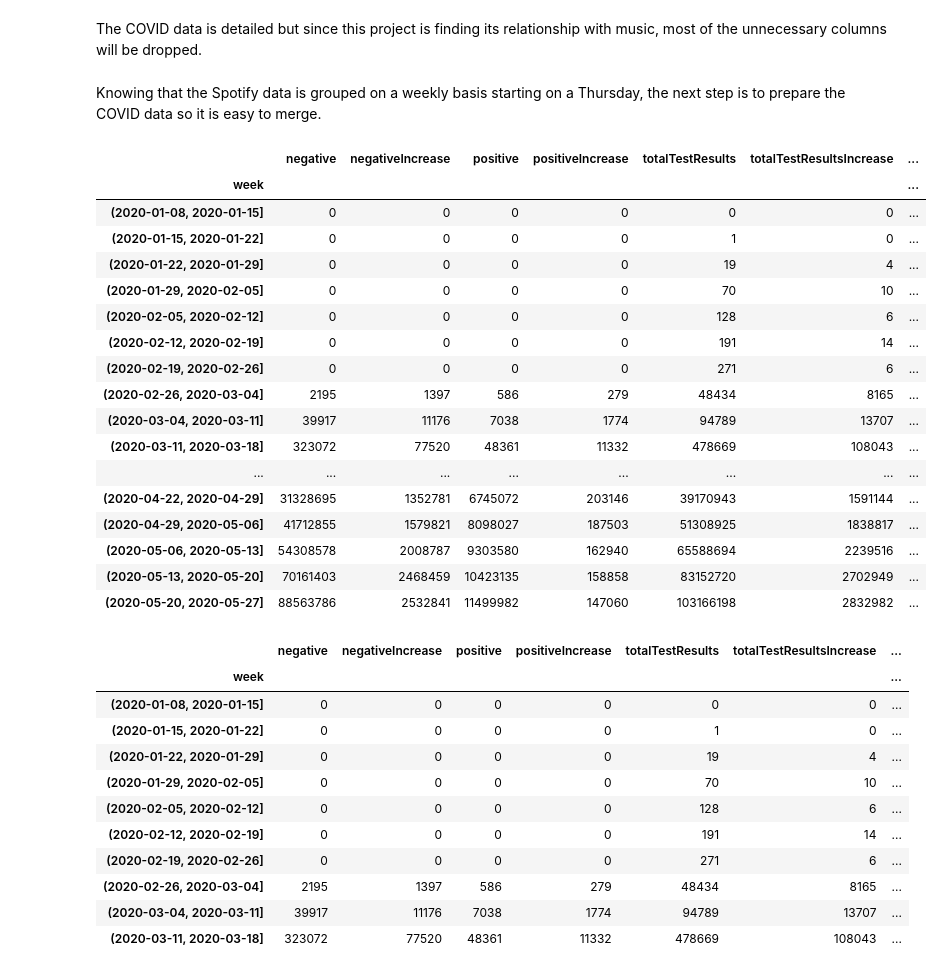
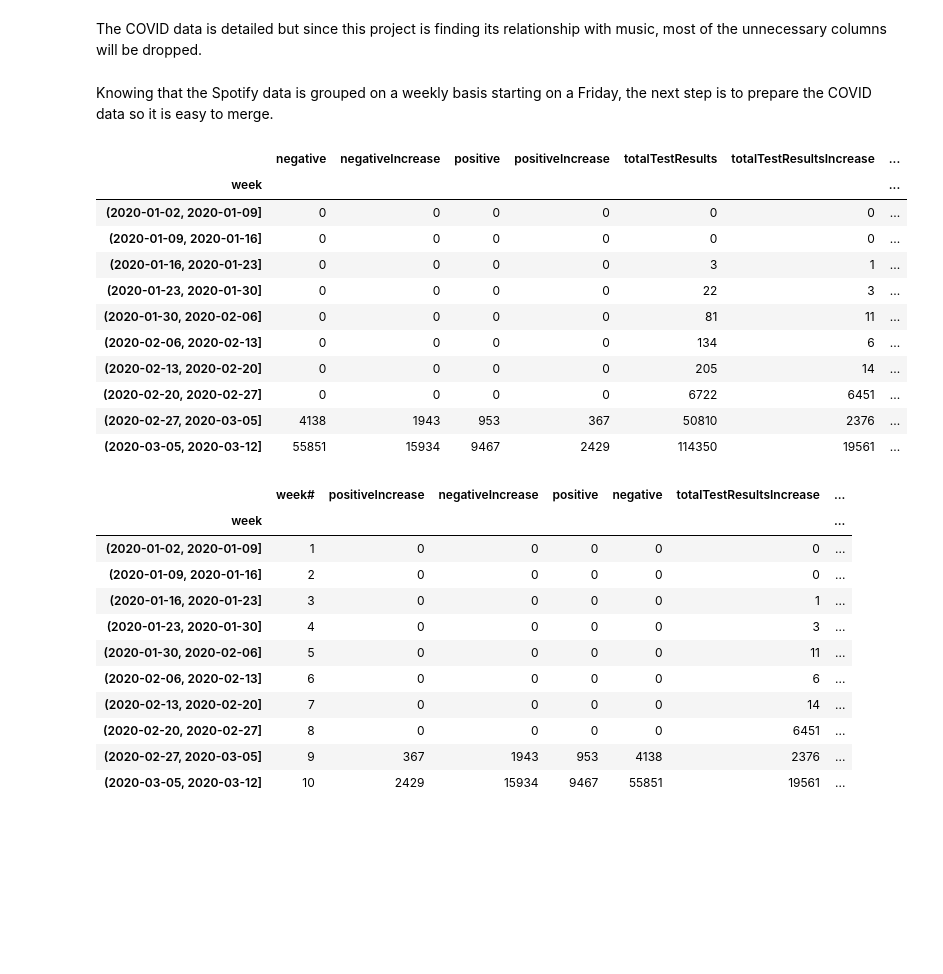
Before and after one commit to sonyal/COVIDSpotifyTrends, a Jupyter notebook: final.ipynb, the cells around one changed output. Cells and saved outputs as stored; diff of their text form; code cells hidden in the pictures; blank space fills up the shorter version.

```diff
--- a/final.ipynb
+++ b/final.ipynb
@@ -33,15 +33,12 @@ covid_data.head()
 # %% [markdown]
 The COVID data is detailed but since this project is finding its relationship with music, most of the unnecessary columns will be dropped.
 # %%
-covid_data = covid_data.drop(['death','deathIncrease','inIcuCumulative','inIcuCurrently','hospitalizedIncrease',\
-                    'hospitalizedCurrently','hospitalizedCumulative','onVentilatorCumulative','onVentilatorCurrently',\
-                    'recovered','states'], axis=1)
+covid_data = covid_data.drop(['death','deathIncrease','inIcuCumulative','inIcuCurrently', 'hospitalizedIncrease','hospitalizedCurrently','hospitalizedCumulative','onVentilatorCumulative','onVentilatorCurrently','recovered','states'], axis=1)
 # %% [markdown]
-Knowing that the Spotify data is grouped on a weekly basis starting on a Thursday, the next step is to prepare the COVID data so it is easy to merge.
+Knowing that the Spotify data is grouped on a weekly basis starting on a Friday, the next step is to prepare the COVID data so it is easy to merge.
 # %%
-# Creating a custom interval index for grouping the data which starts from begining of the year on a thursday and
-# continues weekly
-i = pd.to_datetime('01/08/2020')
+# Creating a custom interval index for grouping the data which starts from begining of the year on a Friday and continues weekly
+i = pd.to_datetime('01/02/2020')
 bins = []
 while i < pd.to_datetime('12/12/2020'):
     temp = i + pd.Timedelta('7 days')
@@ -51,52 +48,45 @@ bins = pd.IntervalIndex.from_tuples(bins)
 # %%
 # Convert the date from the dataframe to a pandas date and time format to be comuted in the cutting
 covid_data['date'] = pd.to_datetime(covid_data['date'])
 
 # Using the interval index created above, create a new column week which has the week interval of the data
 covid_data['week'] = pd.cut(covid_data['date'], bins)
 
 # Now that every row has a week interval, they will be grouped with the total for each column
-grouped = covid_data.groupby(['week']).sum()
+grouped_covid = covid_data.groupby(['week']).sum()
 
 # Number the weeks to easily identify
-grouped['week#'] = list(range(1,len(bins)+1))
+grouped_covid['week#'] = list(range(1,len(bins)+1))
 
-grouped.head(10)
+grouped_covid.head(10)
 # %% [output]
 |  | negative | negativeIncrease | positive | positiveIncrease | totalTestResults | totalTestResultsIncrease | ... |
 | week |  |  |  |  |  |  | ... |
-| (2020-01-08, 2020-01-15] | 0 | 0 | 0 | 0 | 0 | 0 | ... |
-| (2020-01-15, 2020-01-22] | 0 | 0 | 0 | 0 | 1 | 0 | ... |
-| (2020-01-22, 2020-01-29] | 0 | 0 | 0 | 0 | 19 | 4 | ... |
-| (2020-01-29, 2020-02-05] | 0 | 0 | 0 | 0 | 70 | 10 | ... |
-| (2020-02-05, 2020-02-12] | 0 | 0 | 0 | 0 | 128 | 6 | ... |
-| (2020-02-12, 2020-02-19] | 0 | 0 | 0 | 0 | 191 | 14 | ... |
-| (2020-02-19, 2020-02-26] | 0 | 0 | 0 | 0 | 271 | 6 | ... |
-| (2020-02-26, 2020-03-04] | 2195 | 1397 | 586 | 279 | 48434 | 8165 | ... |
-| (2020-03-04, 2020-03-11] | 39917 | 11176 | 7038 | 1774 | 94789 | 13707 | ... |
-| (2020-03-11, 2020-03-18] | 323072 | 77520 | 48361 | 11332 | 478669 | 108043 | ... |
-| ... | ... | ... | ... | ... | ... | ... | ... |
-| (2020-04-22, 2020-04-29] | 31328695 | 1352781 | 6745072 | 203146 | 39170943 | 1591144 | ... |
-| (2020-04-29, 2020-05-06] | 41712855 | 1579821 | 8098027 | 187503 | 51308925 | 1838817 | ... |
-| (2020-05-06, 2020-05-13] | 54308578 | 2008787 | 9303580 | 162940 | 65588694 | 2239516 | ... |
-| (2020-05-13, 2020-05-20] | 70161403 | 2468459 | 10423135 | 158858 | 83152720 | 2702949 | ... |
-| (2020-05-20, 2020-05-27] | 88563786 | 2532841 | 11499982 | 147060 | 103166198 | 2832982 | ... |
+| (2020-01-02, 2020-01-09] | 0 | 0 | 0 | 0 | 0 | 0 | ... |
+| (2020-01-09, 2020-01-16] | 0 | 0 | 0 | 0 | 0 | 0 | ... |
+| (2020-01-16, 2020-01-23] | 0 | 0 | 0 | 0 | 3 | 1 | ... |
+| (2020-01-23, 2020-01-30] | 0 | 0 | 0 | 0 | 22 | 3 | ... |
+| (2020-01-30, 2020-02-06] | 0 | 0 | 0 | 0 | 81 | 11 | ... |
+| (2020-02-06, 2020-02-13] | 0 | 0 | 0 | 0 | 134 | 6 | ... |
+| (2020-02-13, 2020-02-20] | 0 | 0 | 0 | 0 | 205 | 14 | ... |
+| (2020-02-20, 2020-02-27] | 0 | 0 | 0 | 0 | 6722 | 6451 | ... |
+| (2020-02-27, 2020-03-05] | 4138 | 1943 | 953 | 367 | 50810 | 2376 | ... |
+| (2020-03-05, 2020-03-12] | 55851 | 15934 | 9467 | 2429 | 114350 | 19561 | ... |
 # %%
-column_names = ['week#','positiveIncrease','negativeIncrease','positive','negative','totalTestResultsIncrease',\
-            'totalTestResults']
-grouped.reindex(columns=column_names)
+column_names = ['week#','positiveIncrease','negativeIncrease','positive','negative','totalTestResultsIncrease','totalTestResults']
+grouped_covid = grouped_covid.reindex(columns=column_names)
 
-grouped.head(10)
+grouped_covid.head(10)
 # %% [output]
-|  | negative | negativeIncrease | positive | positiveIncrease | totalTestResults | totalTestResultsIncrease | ... |
+|  | week# | positiveIncrease | negativeIncrease | positive | negative | totalTestResultsIncrease | ... |
 | week |  |  |  |  |  |  | ... |
-| (2020-01-08, 2020-01-15] | 0 | 0 | 0 | 0 | 0 | 0 | ... |
-| (2020-01-15, 2020-01-22] | 0 | 0 | 0 | 0 | 1 | 0 | ... |
-| (2020-01-22, 2020-01-29] | 0 | 0 | 0 | 0 | 19 | 4 | ... |
-| (2020-01-29, 2020-02-05] | 0 | 0 | 0 | 0 | 70 | 10 | ... |
-| (2020-02-05, 2020-02-12] | 0 | 0 | 0 | 0 | 128 | 6 | ... |
-| (2020-02-12, 2020-02-19] | 0 | 0 | 0 | 0 | 191 | 14 | ... |
-| (2020-02-19, 2020-02-26] | 0 | 0 | 0 | 0 | 271 | 6 | ... |
-| (2020-02-26, 2020-03-04] | 2195 | 1397 | 586 | 279 | 48434 | 8165 | ... |
-| (2020-03-04, 2020-03-11] | 39917 | 11176 | 7038 | 1774 | 94789 | 13707 | ... |
-| (2020-03-11, 2020-03-18] | 323072 | 77520 | 48361 | 11332 | 478669 | 108043 | ... |
+| (2020-01-02, 2020-01-09] | 1 | 0 | 0 | 0 | 0 | 0 | ... |
+| (2020-01-09, 2020-01-16] | 2 | 0 | 0 | 0 | 0 | 0 | ... |
+| (2020-01-16, 2020-01-23] | 3 | 0 | 0 | 0 | 0 | 1 | ... |
+| (2020-01-23, 2020-01-30] | 4 | 0 | 0 | 0 | 0 | 3 | ... |
+| (2020-01-30, 2020-02-06] | 5 | 0 | 0 | 0 | 0 | 11 | ... |
+| (2020-02-06, 2020-02-13] | 6 | 0 | 0 | 0 | 0 | 6 | ... |
+| (2020-02-13, 2020-02-20] | 7 | 0 | 0 | 0 | 0 | 14 | ... |
+| (2020-02-20, 2020-02-27] | 8 | 0 | 0 | 0 | 0 | 6451 | ... |
+| (2020-02-27, 2020-03-05] | 9 | 367 | 1943 | 953 | 4138 | 2376 | ... |
+| (2020-03-05, 2020-03-12] | 10 | 2429 | 15934 | 9467 | 55851 | 19561 | ... |
```
Also changed, not shown: parts of 11 cells of this notebook.
